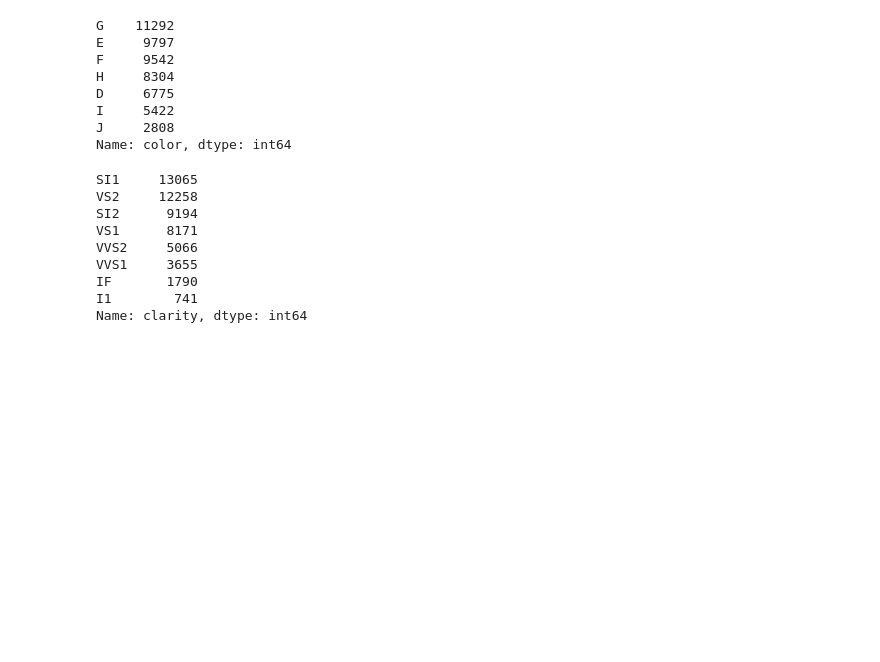
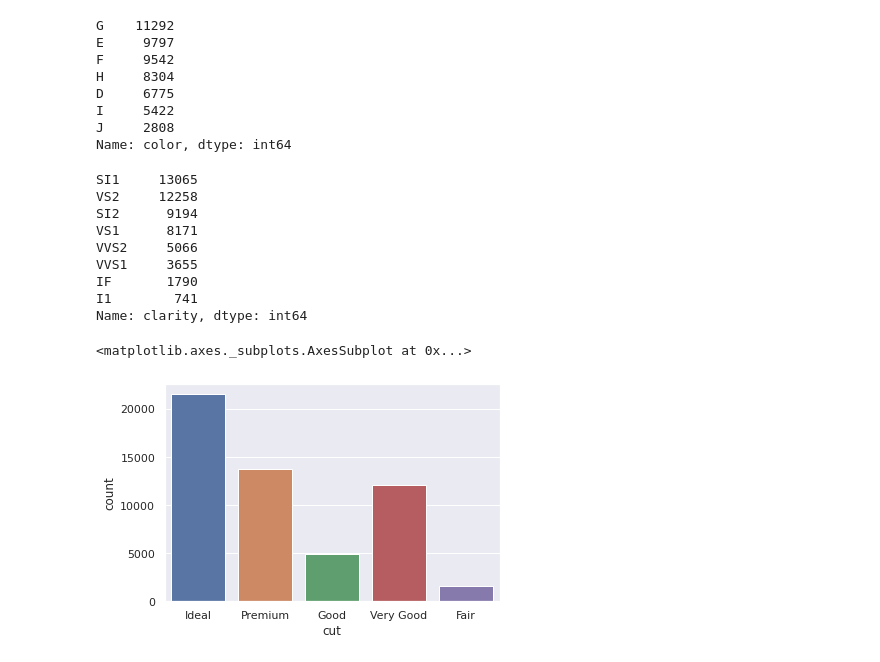
Before and after one commit to rsonar821/Diamond-Price-Prediction, a Jupyter notebook: Diamond_Price_Prediction.ipynb, the cells around one changed output. Drawn from its saved outputs; the diff is of its cells as text; code cells hidden in the pictures; blank space fills up the shorter version.

```diff
--- a/Diamond_Price_Prediction.ipynb
+++ b/Diamond_Price_Prediction.ipynb
@@ -157,3 +160,8 @@ VVS1     3655
 IF       1790
 I1        741
 Name: clarity, dtype: int64
+# %%
+sns.countplot(df['cut'])
+# %% [output]
+<matplotlib.axes._subplots.AxesSubplot at 0x...>
+[figure, added]
```
Also changed, not shown: parts of 17 cells of this notebook.
